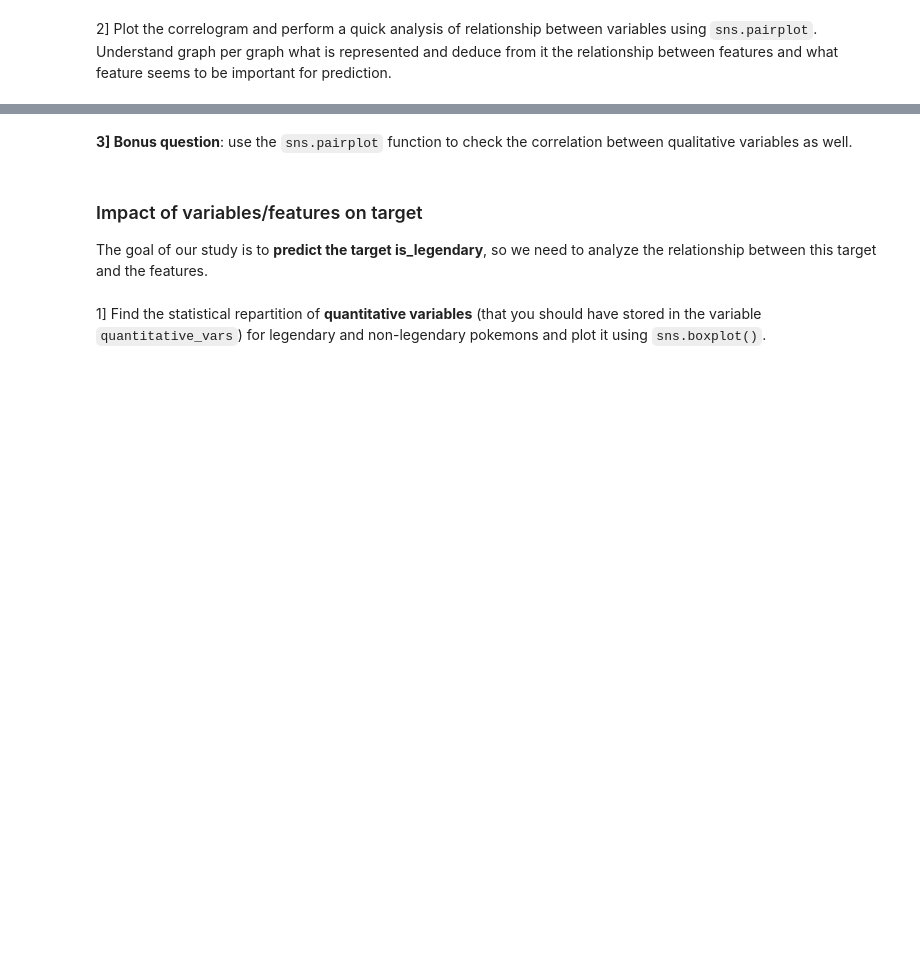
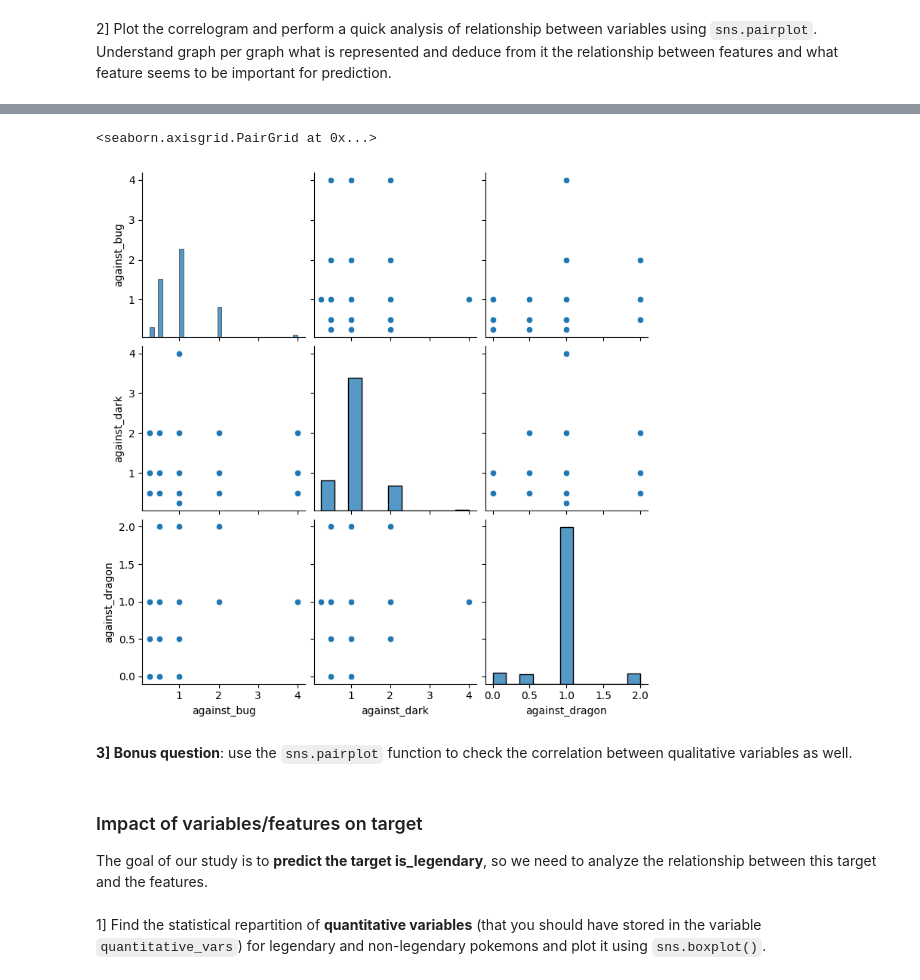
Before and after one commit to SphRbtHyk/miashs_introduction_ml, a Jupyter notebook: lab2/lab2_data_analysis.ipynb, the cells around one changed output, grey strips where cells are left out. Drawn from its saved outputs; the diff is of its cells as text; code cells hidden in the pictures; blank space fills up the shorter version.

```diff
--- a/lab2/lab2_data_analysis.ipynb
+++ b/lab2/lab2_data_analysis.ipynb
@@ -131,3 +209,8 @@ Name: count, dtype: int64
+# %%
+sns.pairplot(df[quantitative_vars[:3]])
+# %% [output]
+<seaborn.axisgrid.PairGrid at 0x...>
+[figure, added]
 # %% [markdown]
 **3] Bonus question**: use the `sns.pairplot` function to check the correlation between qualitative variables as well.
 # %% [markdown]
```
Also changed, not shown: parts of 28 cells of this notebook.
